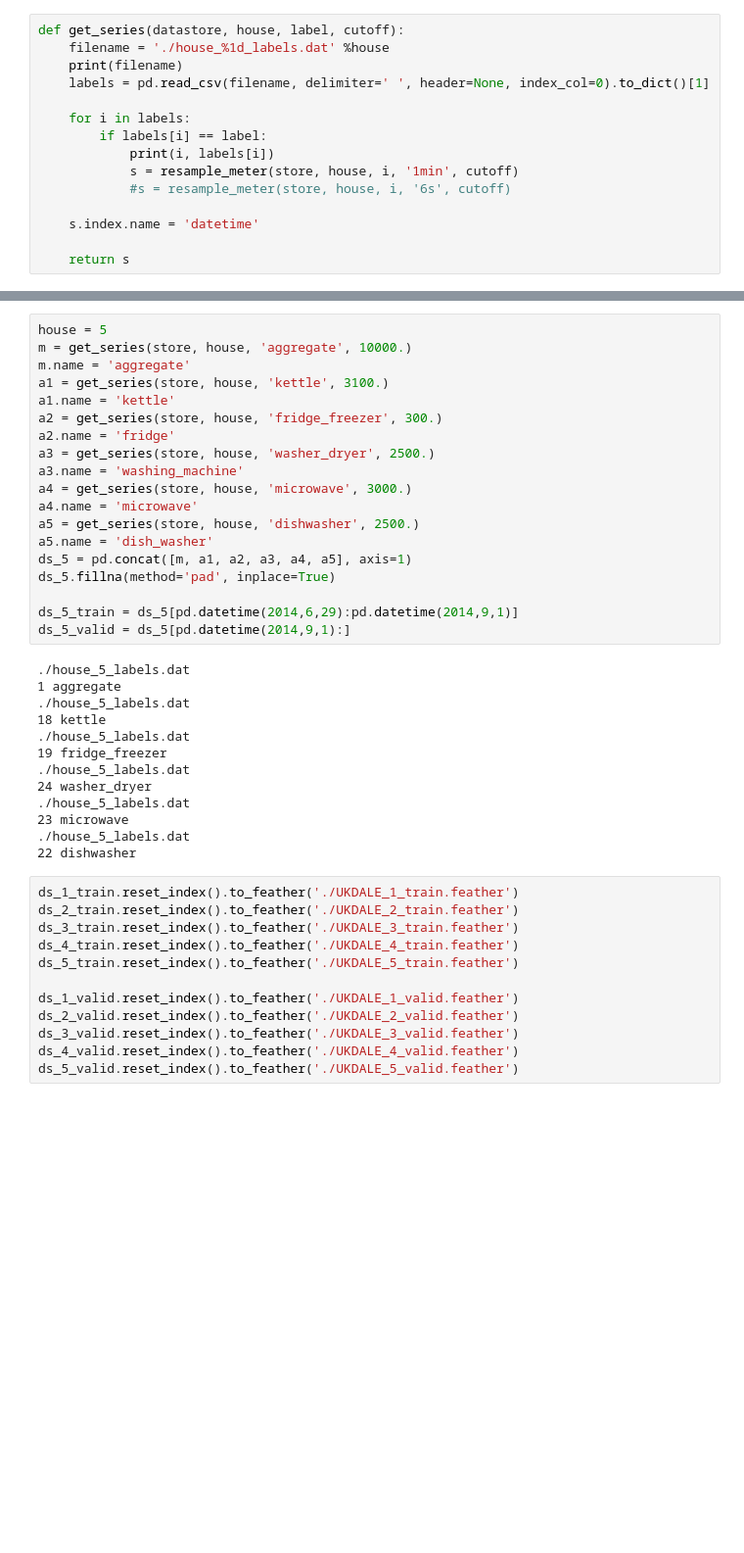
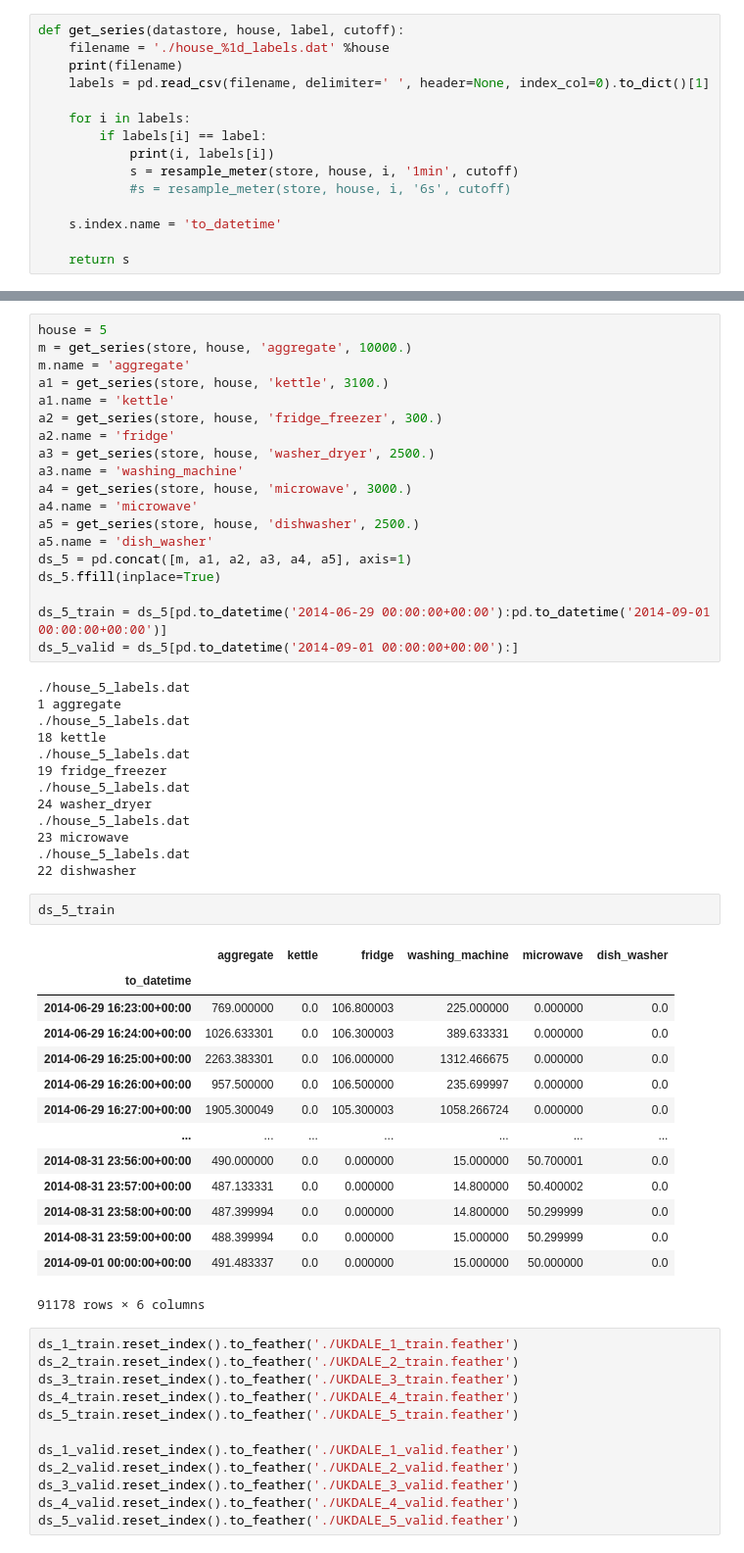
Before and after one commit to SivanKaNa/TPNILM, a Jupyter notebook: TPNILM_UKDALE_run.ipynb, the cells around one changed output, grey strips where cells are left out. Shown at 98% size. Saved outputs shown, nothing was run; the diff lists cells and outputs as text; blank space fills up the shorter version.

```diff
--- a/TPNILM_UKDALE_run.ipynb
+++ b/TPNILM_UKDALE_run.ipynb
@@ -75,7 +84,7 @@ def get_series(datastore, house, label, cutoff):
             s = resample_meter(store, house, i, '1min', cutoff)
             #s = resample_meter(store, house, i, '6s', cutoff)
 
-    s.index.name = 'datetime'
+    s.index.name = 'to_datetime'
 
     return s
 # %%
@@ -207,10 +216,10 @@ a4.name = 'microwave'
 a5 = get_series(store, house, 'dishwasher', 2500.)
 a5.name = 'dish_washer'
 ds_5 = pd.concat([m, a1, a2, a3, a4, a5], axis=1)
-ds_5.fillna(method='pad', inplace=True)
+ds_5.ffill(inplace=True)
 
-ds_5_train = ds_5[pd.datetime(2014,6,29):pd.datetime(2014,9,1)]
-ds_5_valid = ds_5[pd.datetime(2014,9,1):]
+ds_5_train = ds_5[pd.to_datetime('2014-06-29 00:00:00+00:00'):pd.to_datetime('2014-09-01 00:00:00+00:00')]
+ds_5_valid = ds_5[pd.to_datetime('2014-09-01 00:00:00+00:00'):]
 # %% [output]
 ./house_5_labels.dat
 1 aggregate
@@ -224,6 +233,23 @@ ds_5_valid = ds_5[pd.datetime(2014,9,1):]
 23 microwave
 ./house_5_labels.dat
 22 dishwasher
+# %%
+ds_5_train
+# %% [output]
+|  | aggregate | kettle | fridge | washing_machine | microwave | dish_washer |
+| to_datetime |  |  |  |  |  |  |
+| 2014-06-29 16:23:00+00:00 | 769.000000 | 0.0 | 106.800003 | 225.000000 | 0.000000 | 0.0 |
+| 2014-06-29 16:24:00+00:00 | 1026.633301 | 0.0 | 106.300003 | 389.633331 | 0.000000 | 0.0 |
+| 2014-06-29 16:25:00+00:00 | 2263.383301 | 0.0 | 106.000000 | 1312.466675 | 0.000000 | 0.0 |
+| 2014-06-29 16:26:00+00:00 | 957.500000 | 0.0 | 106.500000 | 235.699997 | 0.000000 | 0.0 |
+| 2014-06-29 16:27:00+00:00 | 1905.300049 | 0.0 | 105.300003 | 1058.266724 | 0.000000 | 0.0 |
+| ... | ... | ... | ... | ... | ... | ... |
+| 2014-08-31 23:56:00+00:00 | 490.000000 | 0.0 | 0.000000 | 15.000000 | 50.700001 | 0.0 |
+| 2014-08-31 23:57:00+00:00 | 487.133331 | 0.0 | 0.000000 | 14.800000 | 50.400002 | 0.0 |
+| 2014-08-31 23:58:00+00:00 | 487.399994 | 0.0 | 0.000000 | 14.800000 | 50.299999 | 0.0 |
+| 2014-08-31 23:59:00+00:00 | 488.399994 | 0.0 | 0.000000 | 15.000000 | 50.299999 | 0.0 |
+| 2014-09-01 00:00:00+00:00 | 491.483337 | 0.0 | 0.000000 | 15.000000 | 50.000000 | 0.0 |
+91178 rows × 6 columns
 # %%
 ds_1_train.reset_index().to_feather('./UKDALE_1_train.feather')
 ds_2_train.reset_index().to_feather('./UKDALE_2_train.feather')
```
Also changed, not shown: parts of 27 cells of this notebook.
